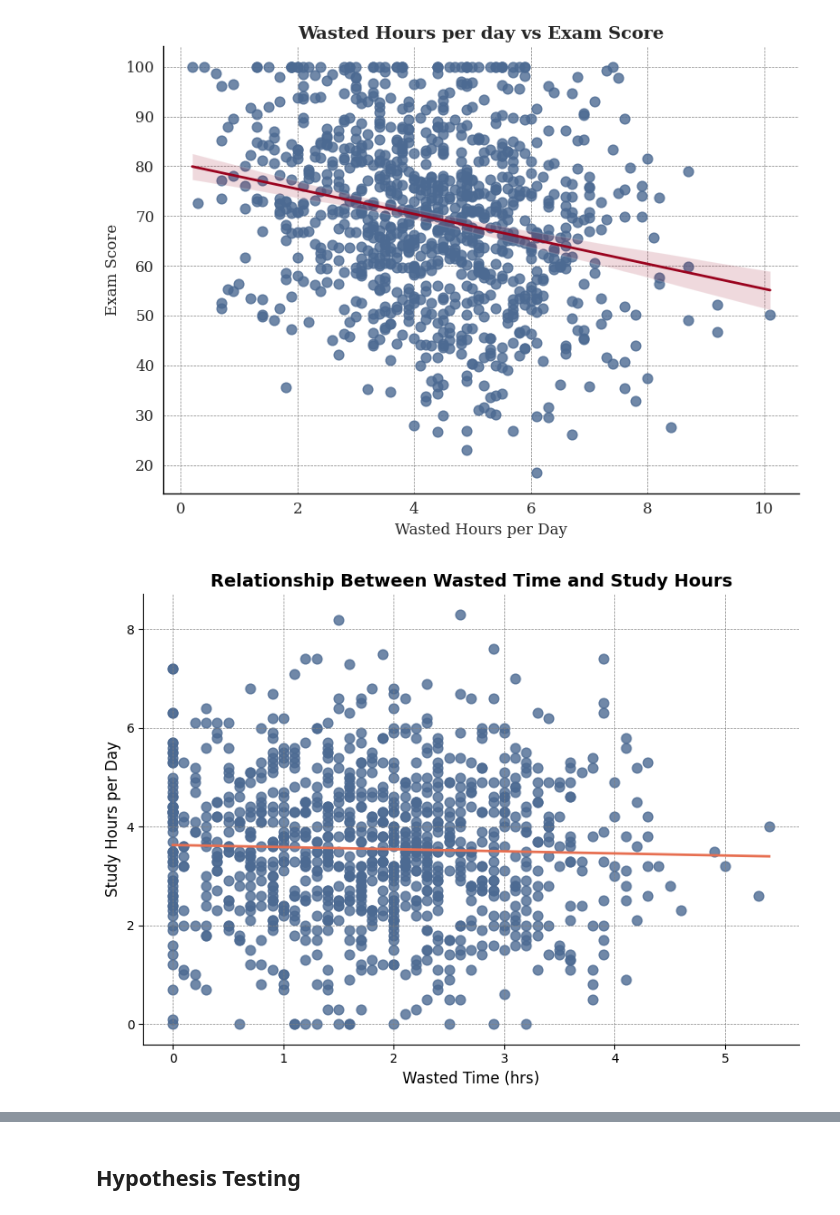
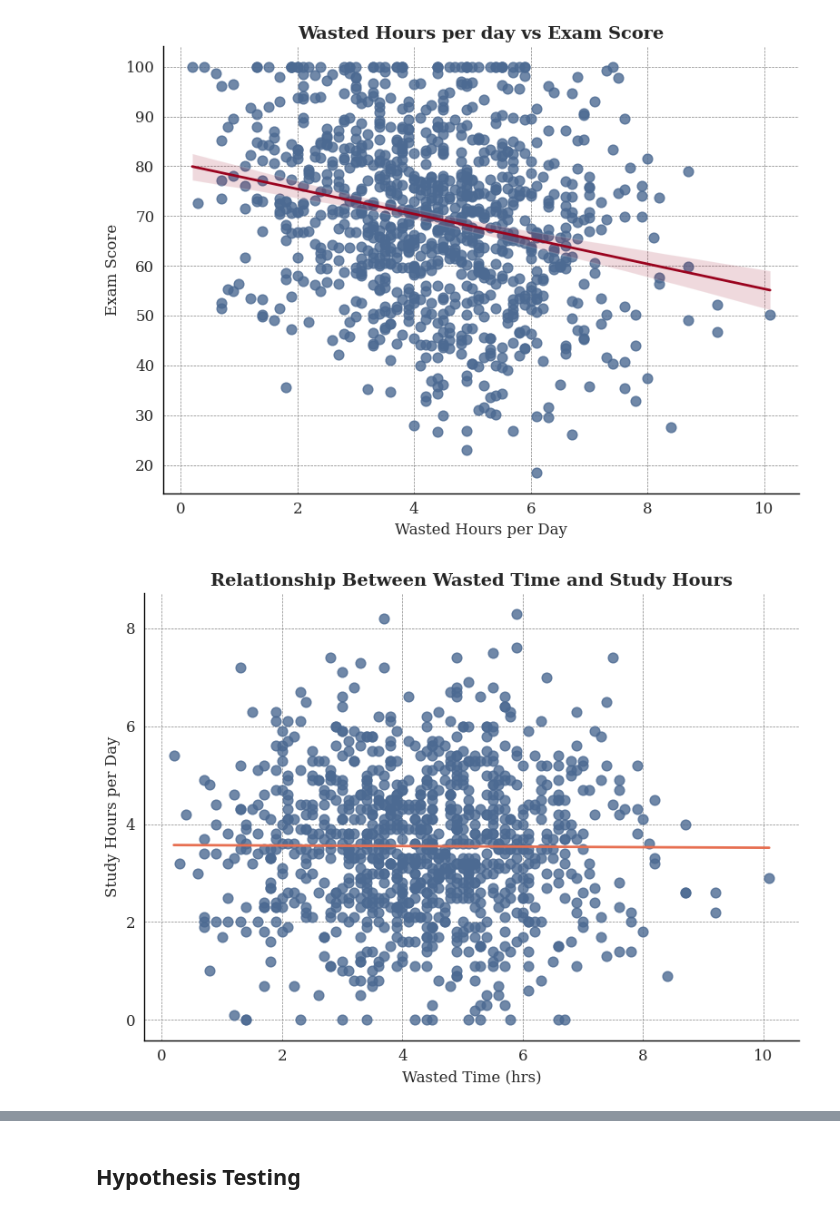
Before and after one commit to OmarAboElnaga/Students-Score-and-their-Habits, a Jupyter notebook: Students'_Scores_and_their_habits.ipynb, the cells around one changed output, grey strips where cells are left out. Drawn from its saved outputs; the diff is of its cells as text; code cells hidden in the pictures.

```diff
--- a/Students'_Scores_and_their_habits.ipynb
+++ b/Students'_Scores_and_their_habits.ipynb
@@ -336,22 +336,22 @@ plt.show()
 # %%
 plt.figure(figsize=(8, 6))
 sns.regplot(
-    x='netflix_hours',
+    x='Wasted_Time',
     y='study_hours_per_day',
     data=df,
     scatter_kws={'color': '#4C6A92', 's': 60, 'alpha': 0.8},
     line_kws={'color': '#E76F51', 'linewidth': 2},
     ci=None
 )
 plt.title('Relationship Between Wasted Time and Study Hours', weight='bold', fontsize=14)
 plt.xlabel('Wasted Time (hrs)', fontsize=12)
 plt.ylabel('Study Hours per Day', fontsize=12)
 plt.grid(True, linestyle='--', linewidth=0.5, color='gray')
 sns.despine()
 plt.tight_layout()
 plt.show()
 # %% [output]
-[figure, old version]
+[figure, new version]
 # %%
 plt.figure(figsize=(8, 6))
 sns.boxplot(
```
Also changed, not shown: parts of 7 cells of this notebook.
